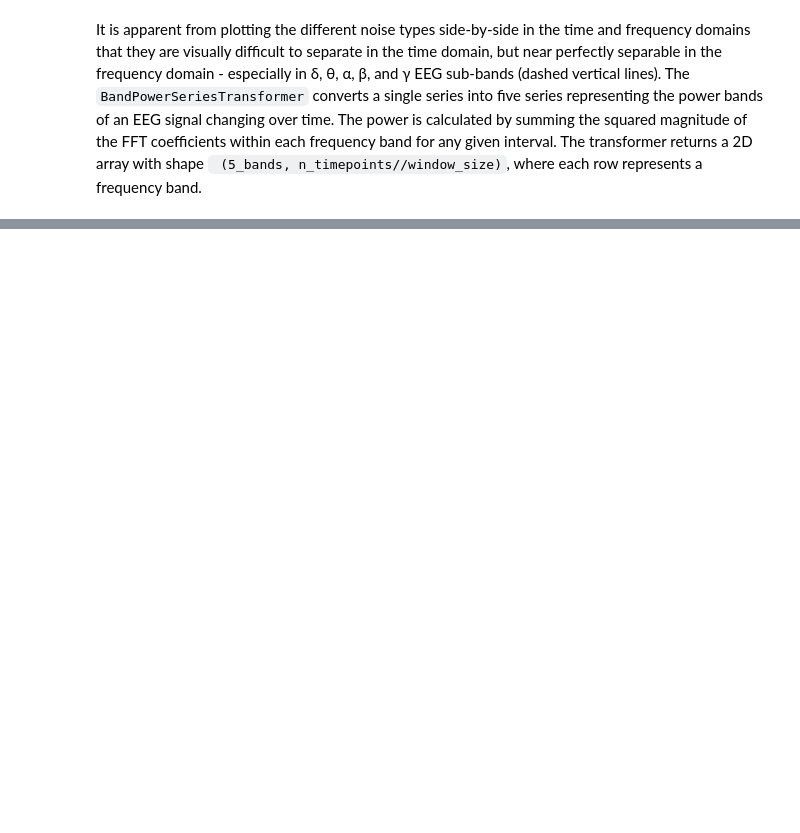
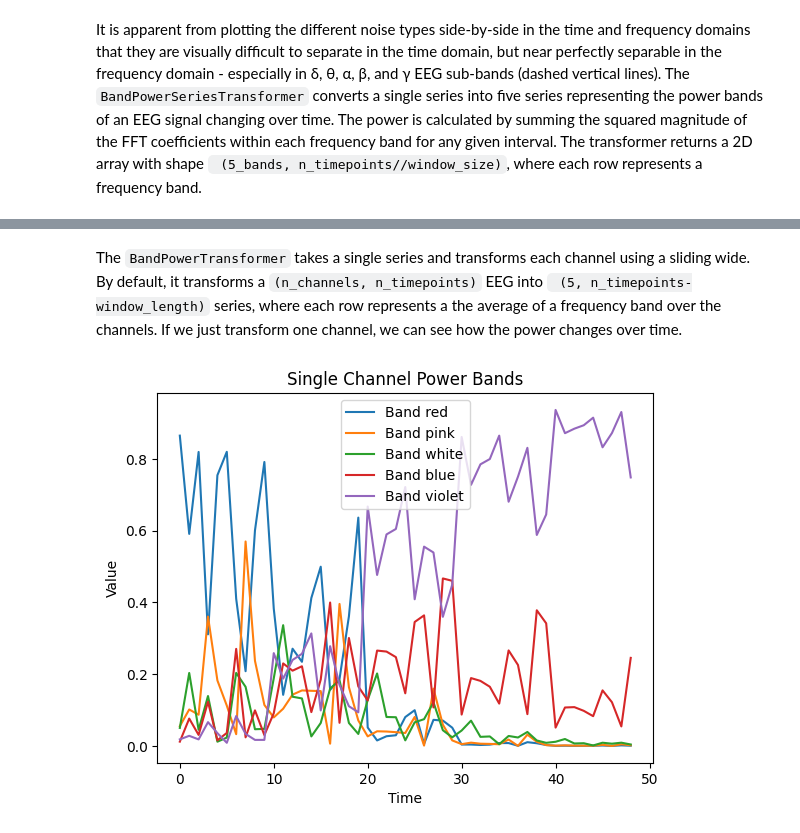
Before and after one commit to aeon-toolkit/aeon-neuro, a Jupyter notebook: examples/transformers.ipynb, the cells around one changed output, grey strips where cells are left out. Saved outputs shown, nothing was run; the diff lists cells and outputs as text; code cells hidden in the pictures; blank space fills up the shorter version.

```diff
--- a/examples/transformers.ipynb
+++ b/examples/transformers.ipynb
@@ -140,0 +134,23 @@ print(f"X shape: {X_train.shape}\ny shape: {y_train.shape}")
+# %% [markdown]
+The ``BandPowerTransformer`` takes a single series and transforms each channel using
+a sliding wide. By default, it transforms a `(n_channels, n_timepoints)` EEG into `
+(5, n_timepoints-window_length)` series, where each row represents a the
+average of a frequency band over the channels. If we just transform one channel, we
+can see how the power changes over time.
+# %%
+from aeon_neuro.transformations.series import BandPowerSeriesTransformer
+
+bp = BandPowerSeriesTransformer(window_size=window_size, sfreq=sfreq, stride=100)
+X2 = bp.fit_transform(single_channel)
+# Plot each row
+for i in range(X2.shape[0]):
+    plt.plot(X2[i], label=f"Band {noise_colors[i]}")
+
+# Add labels, legend, and title
+plt.xlabel("Time")
+plt.ylabel("Value")
+plt.title("Single Channel Power Bands")
+plt.legend()
+plt.show()
+# %% [output]
+[figure, added]
```
Also changed, not shown: parts of 7 cells of this notebook, 6 other files.
